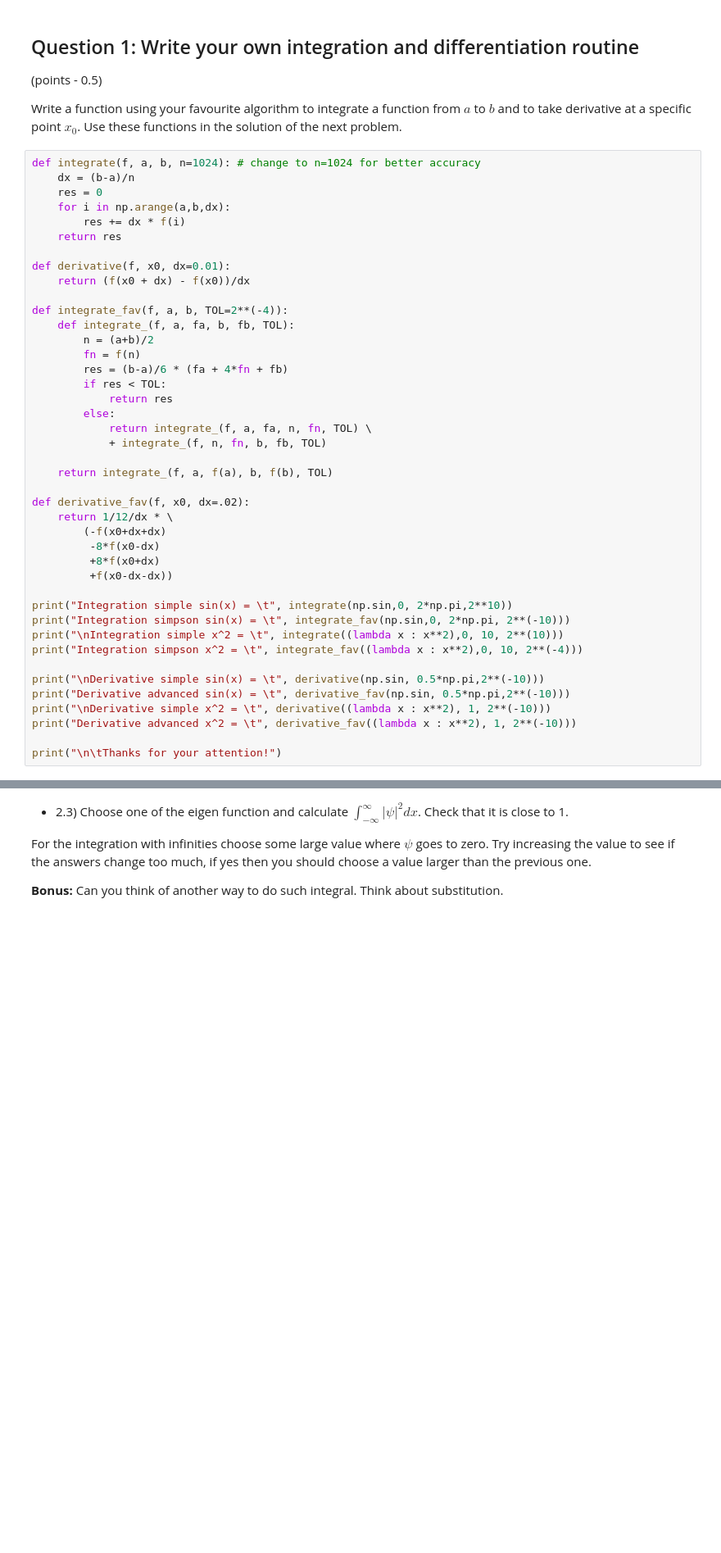
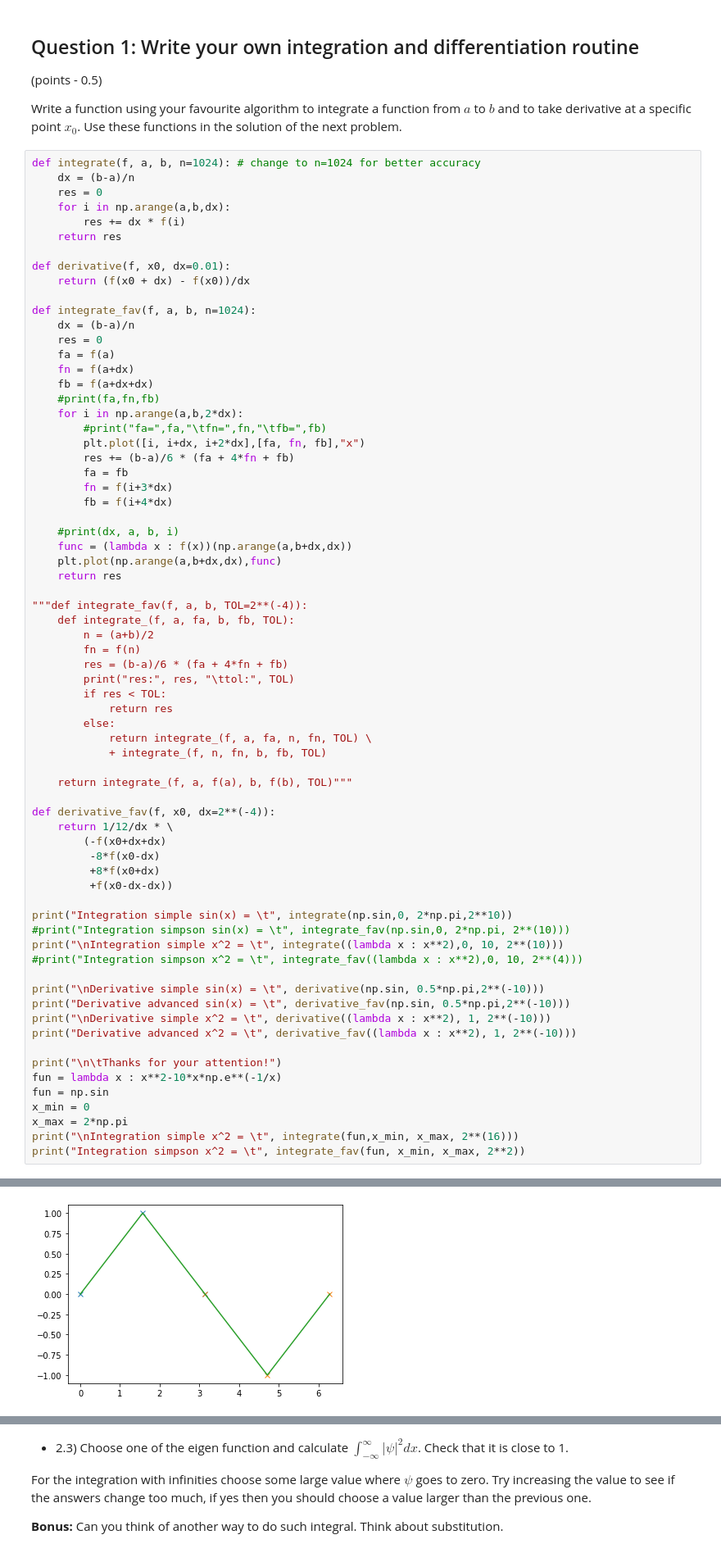
Before and after one commit to T2ooomasz/ComputationalMethodsI, a Jupyter notebook: HW/hw4TomaszKazulak.ipynb, the cells around one changed output, grey strips where cells are left out. Shown at 82% size. Drawn from its saved outputs; the diff is of its cells as text; blank space fills up the shorter version.

```diff
--- a/HW/hw4TomaszKazulak.ipynb
+++ b/HW/hw4TomaszKazulak.ipynb
@@ -21,20 +21,41 @@ def integrate(f, a, b, n=1024): # change to n=1024 for better accuracy
 def derivative(f, x0, dx=0.01):
     return (f(x0 + dx) - f(x0))/dx
 
-def integrate_fav(f, a, b, TOL=2**(-4)):
+def integrate_fav(f, a, b, n=1024):
+    dx = (b-a)/n
+    res = 0
+    fa = f(a)
+    fn = f(a+dx)
+    fb = f(a+dx+dx)
+    #print(fa,fn,fb)
+    for i in np.arange(a,b,2*dx):
+        #print("fa=",fa,"\tfn=",fn,"\tfb=",fb)
+        plt.plot([i, i+dx, i+2*dx],[fa, fn, fb],"x")
+        res += (b-a)/6 * (fa + 4*fn + fb)
+        fa = fb
+        fn = f(i+3*dx)
+        fb = f(i+4*dx)
+
+    #print(dx, a, b, i)
+    func = (lambda x : f(x))(np.arange(a,b+dx,dx))
+    plt.plot(np.arange(a,b+dx,dx),func)
+    return res
+
+"""def integrate_fav(f, a, b, TOL=2**(-4)):
     def integrate_(f, a, fa, b, fb, TOL):
         n = (a+b)/2
         fn = f(n)
         res = (b-a)/6 * (fa + 4*fn + fb)
+        print("res:", res, "\ttol:", TOL)
         if res < TOL:
             return res
         else:
             return integrate_(f, a, fa, n, fn, TOL) \
             + integrate_(f, n, fn, b, fb, TOL)
 
-    return integrate_(f, a, f(a), b, f(b), TOL)
+    return integrate_(f, a, f(a), b, f(b), TOL)"""
 
-def derivative_fav(f, x0, dx=.02):
+def derivative_fav(f, x0, dx=2**(-4)):
     return 1/12/dx * \
         (-f(x0+dx+dx)
          -8*f(x0-dx)
@@ -42,9 +63,9 @@ def derivative_fav(f, x0, dx=.02):
          +f(x0-dx-dx))
 
 print("Integration simple sin(x) = \t", integrate(np.sin,0, 2*np.pi,2**10))
-print("Integration simpson sin(x) = \t", integrate_fav(np.sin,0, 2*np.pi, 2**(-10)))
+#print("Integration simpson sin(x) = \t", integrate_fav(np.sin,0, 2*np.pi, 2**(10)))
 print("\nIntegration simple x^2 = \t", integrate((lambda x : x**2),0, 10, 2**(10)))
-print("Integration simpson x^2 = \t", integrate_fav((lambda x : x**2),0, 10, 2**(-4)))
+#print("Integration simpson x^2 = \t", integrate_fav((lambda x : x**2),0, 10, 2**(4)))
 
 print("\nDerivative simple sin(x) = \t", derivative(np.sin, 0.5*np.pi,2**(-10)))
 print("Derivative advanced sin(x) = \t", derivative_fav(np.sin, 0.5*np.pi,2**(-10)))
@@ -52,5 +73,11 @@ print("\nDerivative simple x^2 = \t", derivative((lambda x : x**2), 1, 2**(-10))
 print("Derivative advanced x^2 = \t", derivative_fav((lambda x : x**2), 1, 2**(-10)))
 
 print("\n\tThanks for your attention!")
+fun = lambda x : x**2-10*x*np.e**(-1/x)
+fun = np.sin
+x_min = 0
+x_max = 2*np.pi
+print("\nIntegration simple x^2 = \t", integrate(fun,x_min, x_max, 2**(16)))
+print("Integration simpson x^2 = \t", integrate_fav(fun, x_min, x_max, 2**2))
 # %% [output]
 Integration simple sin(x) =      -2.1745029821912398e-17
@@ -70,3 +97,4 @@ Derivative advanced x^2 =        2.0
+[figure, added]
 # %% [markdown]
 ## Question 2: Quantum Harmonic Oscillator
 ---
```
Also changed, not shown: parts of 1 cell of this notebook.
